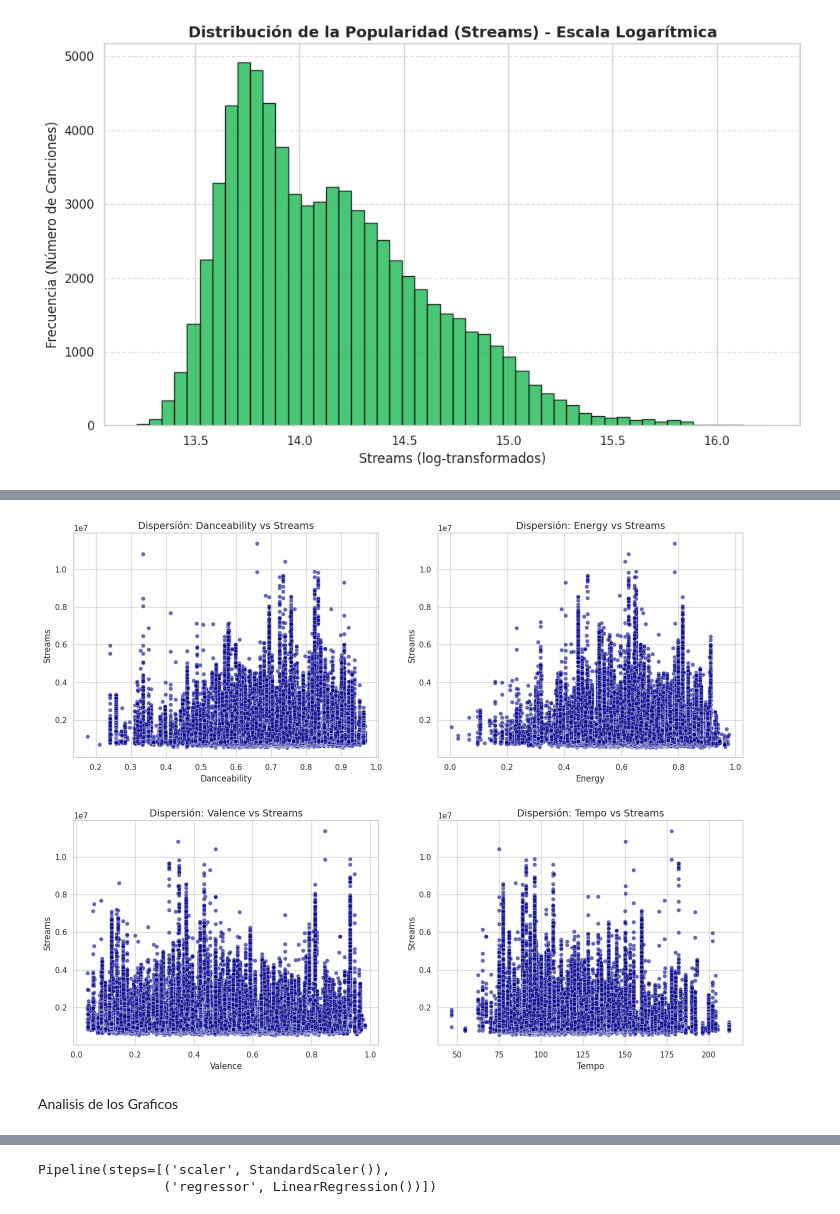
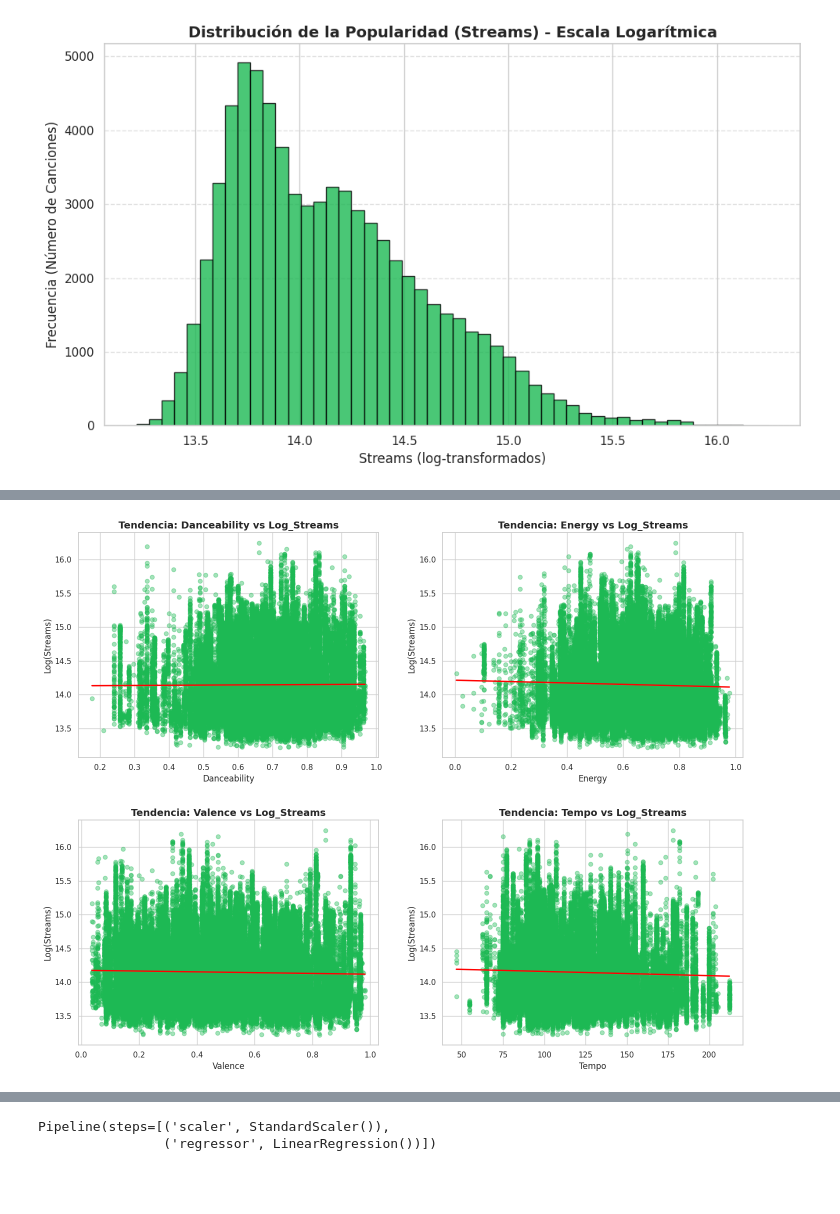
Before and after one commit to tiagoflorin/DataScience1, a Jupyter notebook: Auditoria_Musical_Taeko_Final.ipynb, the cells around one changed output, grey strips where cells are left out. Cells and saved outputs as stored; diff of their text form; code cells hidden in the pictures; blank space fills up the shorter version.

```diff
--- a/Auditoria_Musical_Taeko_Final.ipynb
+++ b/Auditoria_Musical_Taeko_Final.ipynb
@@ -165,0 +218,13 @@ time_signature: Compás medio del track. Mide las pulsaciones que hay por cada c
+# %%
+# 3. Transformación Logarítmica: Mitigación de Asimetría (Skewness)
+# Creamos 'log_streams' para normalizar la distribución de la variable objetivo
+df['log_streams'] = np.log1p(df['streams'])
+
+import seaborn as sns
+import matplotlib.pyplot as plt
+
+plt.figure(figsize=(10, 5))
+sns.histplot(df['log_streams'], kde=True, color='green')
+plt.title('Distribución Normalizada de Streams (Escala Logarítmica)')
+plt.xlabel('Log(Streams + 1)')
+plt.show()
@@ -165,0 +235,7 @@ time_signature: Compás medio del track. Mide las pulsaciones que hay por cada c
+# %%
+# 4. Feature Selection: Eliminación de ruido administrativo
+# IDs, URLs y nombres de archivos no tienen valor predictivo sonoro
+cols_drop = ['track_id', 'url', 'cover_url', 'album_name']
+df = df.drop(columns=[c for c in cols_drop if c in df.columns])
+
+print(f"Estructura final: {df.shape[1]} columnas seleccionadas para el EDA.")
@@ -231,42 +366,30 @@ Al aplicar la transformación ln(1+x) a la variable streams, la distribución se
 # %%
-import matplotlib.pyplot as plt
-import seaborn as sns
+# 4. Análisis de Dispersión con Línea de Regresión
+sns.set_style("whitegrid")
+plt.rcParams['figure.figsize'] = (15, 12)
 
-# Configuración básica para mejorar la visualización en Colab
-sns.set_style("whitegrid")
-plt.rcParams['figure.figsize'] = (15, 12) # Aumenta el tamaño global de la figura
-
-# Lista de variables predictoras que quieres graficar contra 'streams'
+# Seleccionamos las variables con mayor impacto según el Heatmap
 caracteristicas = ['danceability', 'energy', 'valence', 'tempo']
-
-# Crear una figura con 4 subplots (2 filas y 2 columnas)
 fig, axes = plt.subplots(2, 2)
 
-# El método .flatten() permite iterar sobre los ejes (axes) de forma simple
 for i, col in enumerate(caracteristicas):
-    # Calcular la fila y columna para colocar el gráfico
     fila = i // 2
     columna = i % 2
 
-    # Crear el Scatterplot
-    # Usamos sns.scatterplot para una mejor visualización de la densidad
-    sns.scatterplot(
+    # Utilizados regplot para visualizar la pendiente del éxito
+    sns.regplot(
         x=df[col],
-        y=df['streams'],
+        y=df['log_streams'],
         ax=axes[fila, columna],
-        alpha=0.6, # Transparencia para ver dónde se superponen los puntos
-        color='darkblue'
+        scatter_kws={'alpha':0.4, 'color':'#1DB954'}, # Verde Spotify
+        line_kws={'color':'red', 'lw':2}             # Línea de tendencia
     )
 
-    # Añadir título y etiquetas
-    axes[fila, columna].set_title(f'Dispersión: {col.title()} vs Streams', fontsize=14)
+    axes[fila, columna].set_title(f'Tendencia: {col.title()} vs Log_Streams', fontsize=14, fontweight='bold')
     axes[fila, columna].set_xlabel(col.title(), fontsize=12)
-    axes[fila, columna].set_ylabel('Streams', fontsize=12)
+    axes[fila, columna].set_ylabel('Log(Streams)', fontsize=12)
 
-# Ajustar el espacio entre los subplots para que no se superpongan
 plt.tight_layout(pad=3.0)
 plt.show()
 # %% [output]
-[figure, old version]
+[figure, new version]
-# %% [markdown]
-Analisis de los Graficos
```
Also changed, not shown: parts of 60 cells of this notebook.
